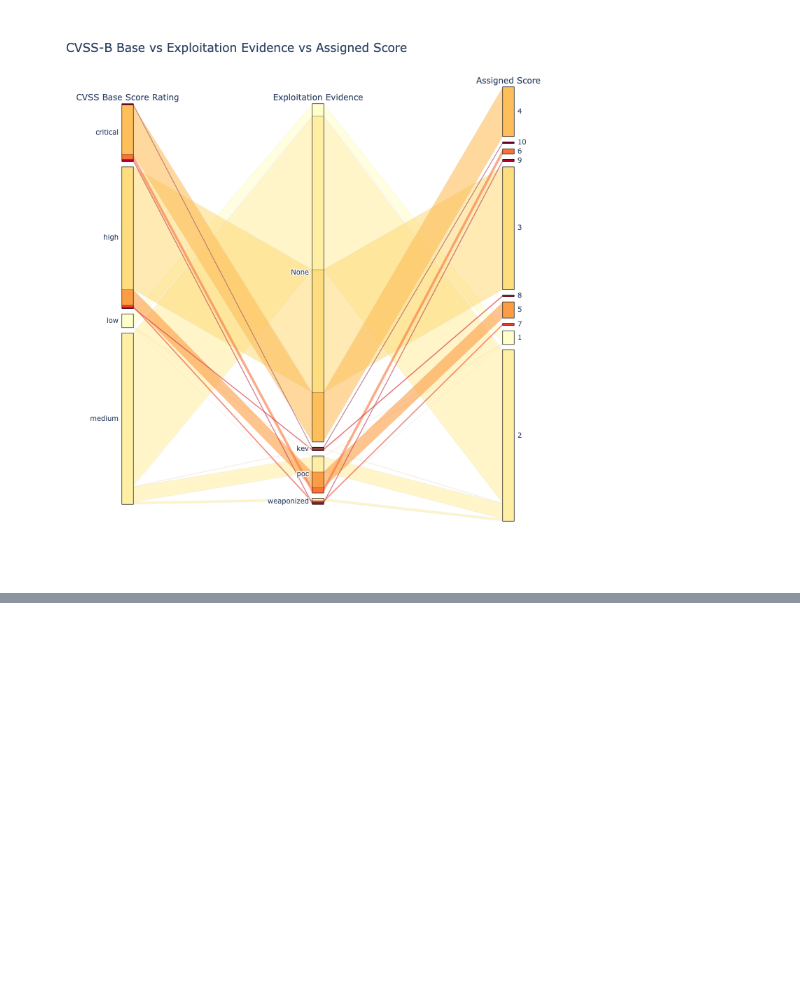
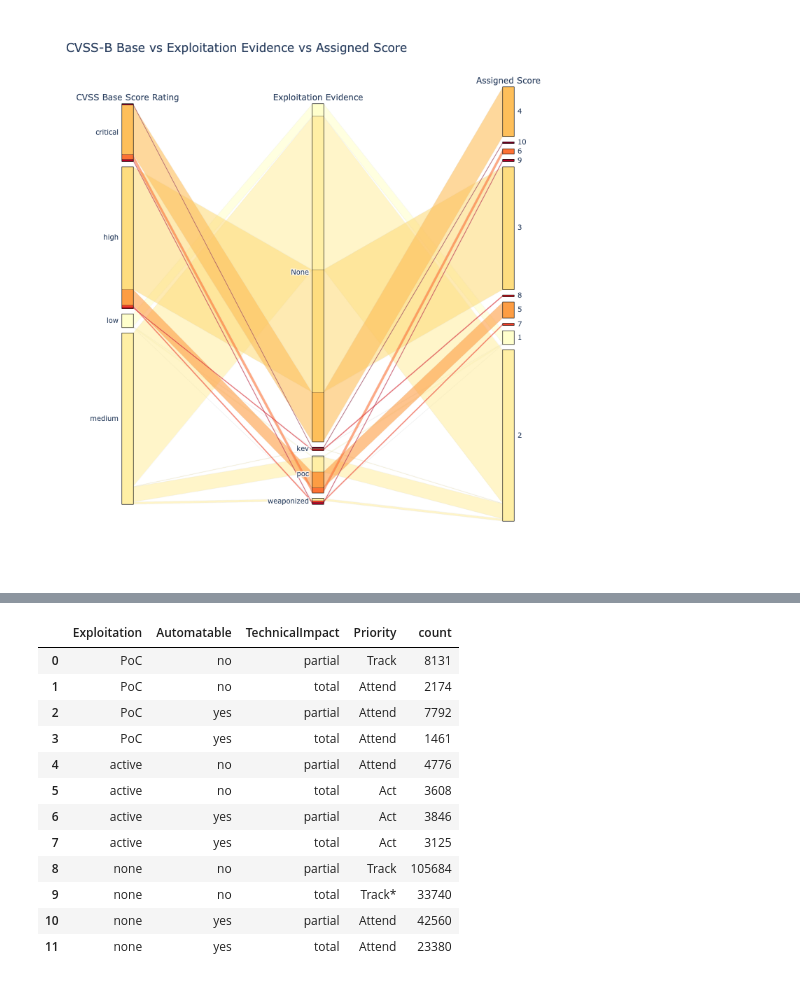
Before and after one commit to RiskBasedPrioritization/RiskBasedPrioritizationAnalysis, a Jupyter notebook: analysis/cvss-bt.ipynb, the cells around one changed output, grey strips where cells are left out. Saved outputs shown, nothing was run; the diff lists cells and outputs as text; code cells hidden in the pictures; blank space fills up the shorter version.

```diff
--- a/analysis/cvss-bt.ipynb
+++ b/analysis/cvss-bt.ipynb
@@ -441,0 +689,16 @@ def technical_impact_dt(confidentialityImpact, integrityImpact):
+# %%
+ssvc_data
+# %% [output]
+|  | Exploitation | Automatable | TechnicalImpact | Priority | count |
+| 0 | PoC | no | partial | Track | 8131 |
+| 1 | PoC | no | total | Attend | 2174 |
+| 2 | PoC | yes | partial | Attend | 7792 |
+| 3 | PoC | yes | total | Attend | 1461 |
+| 4 | active | no | partial | Attend | 4776 |
+| 5 | active | no | total | Act | 3608 |
+| 6 | active | yes | partial | Act | 3846 |
+| 7 | active | yes | total | Act | 3125 |
+| 8 | none | no | partial | Track | 105684 |
+| 9 | none | no | total | Track* | 33740 |
+| 10 | none | yes | partial | Attend | 42560 |
+| 11 | none | yes | total | Attend | 23380 |
```
Also changed, not shown: parts of 23 cells of this notebook.
